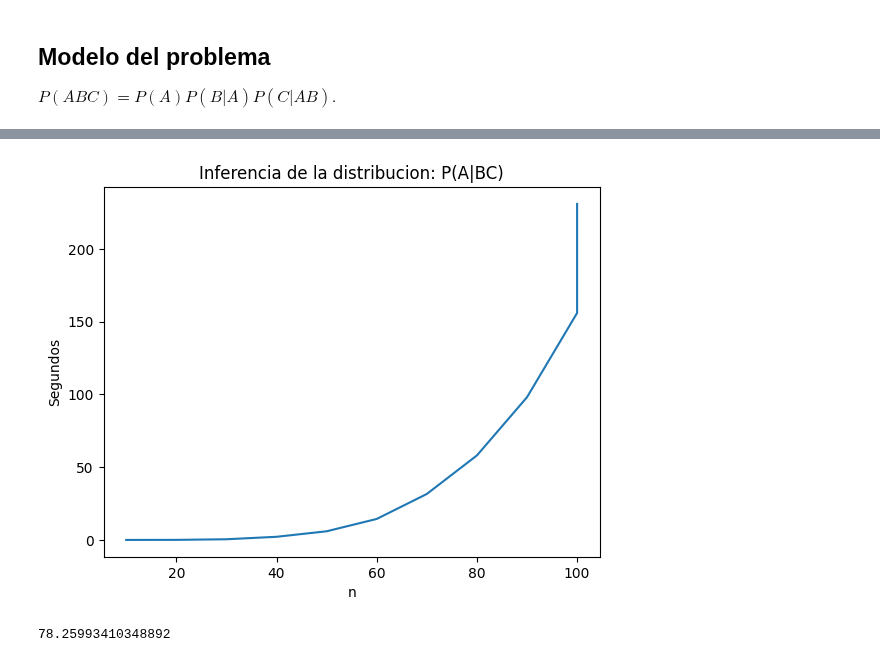
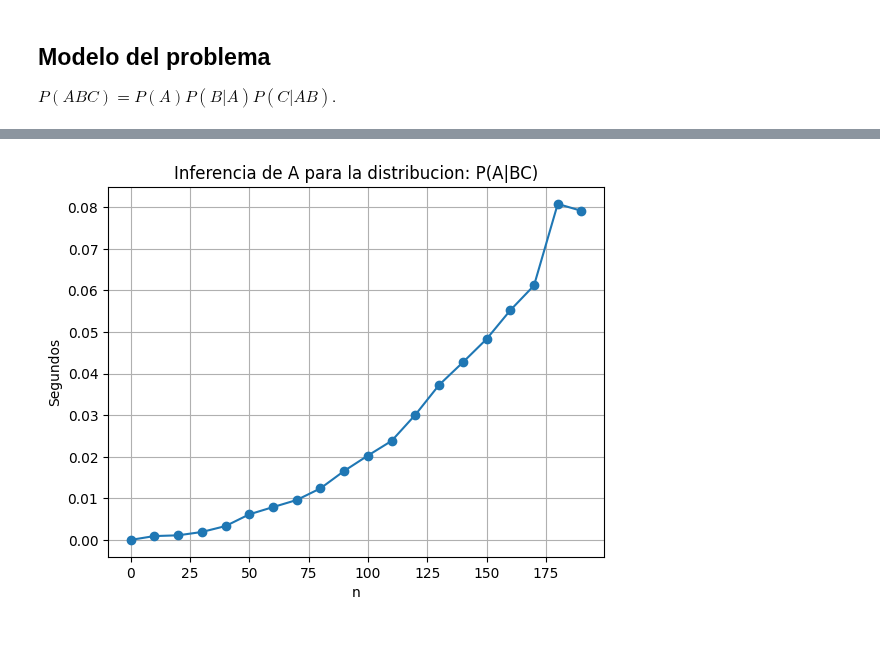
Before and after one commit to robertorys/Tesis, a Jupyter notebook: test1.ipynb, the cells around one changed output, grey strips where cells are left out. Drawn from its saved outputs; the diff is of its cells as text; code cells hidden in the pictures.

```diff
--- a/test1.ipynb
+++ b/test1.ipynb
@@ -66,0 +68,9 @@ for i in range(n):
+# %%
+xn = [i+1 for i in range(n)]
+x10 = []
+timesM10 = []
+timesC10 = []
+for i in range(20):
+    x10.append(i*10)
+    timesM10.append(timesM[i*10])
+    timesC10.append(timesC[i*10])
@@ -76,8 +136,0 @@ plt.show()
-# %%
-times10 = []
-x10 = []
-for i in range(10):
-    times10.append(times[i*10])
-    x10.append((i+1)*10)
-times10.append(times[n-1])
-x10.append(n)
@@ -84,16 +150,10 @@ x10.append(n)
 # %%
 fig, ax = plt.subplots()
-ax.plot(x10, times10)
+ax.plot(x10, timesC10, marker = 'o')
 ax.set_xlabel("n")
 ax.set_ylabel("Segundos")
-ax.set_title('Inferencia de la distribucion: P(A|BC)')
+ax.set_title('Inferencia de A para la distribucion: P(A|BC)')
+ax.grid()
 plt.show()
 # %% [output]
-[figure, old version]
+[figure, new version]
-# %%
-t = 0
-for i in times:
-    t += i
-print(t/60)
-# %% [output]
-78.25993410348892
```
Also changed, not shown: parts of 10 cells of this notebook, 2 other files.
